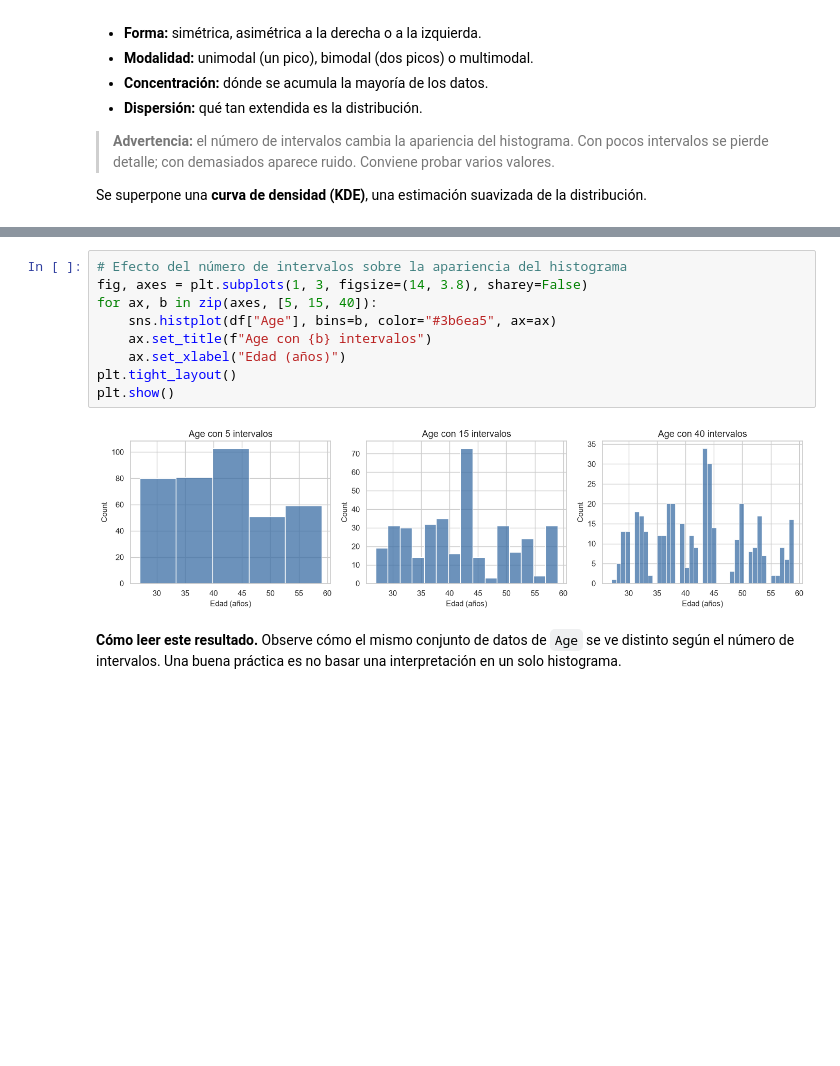
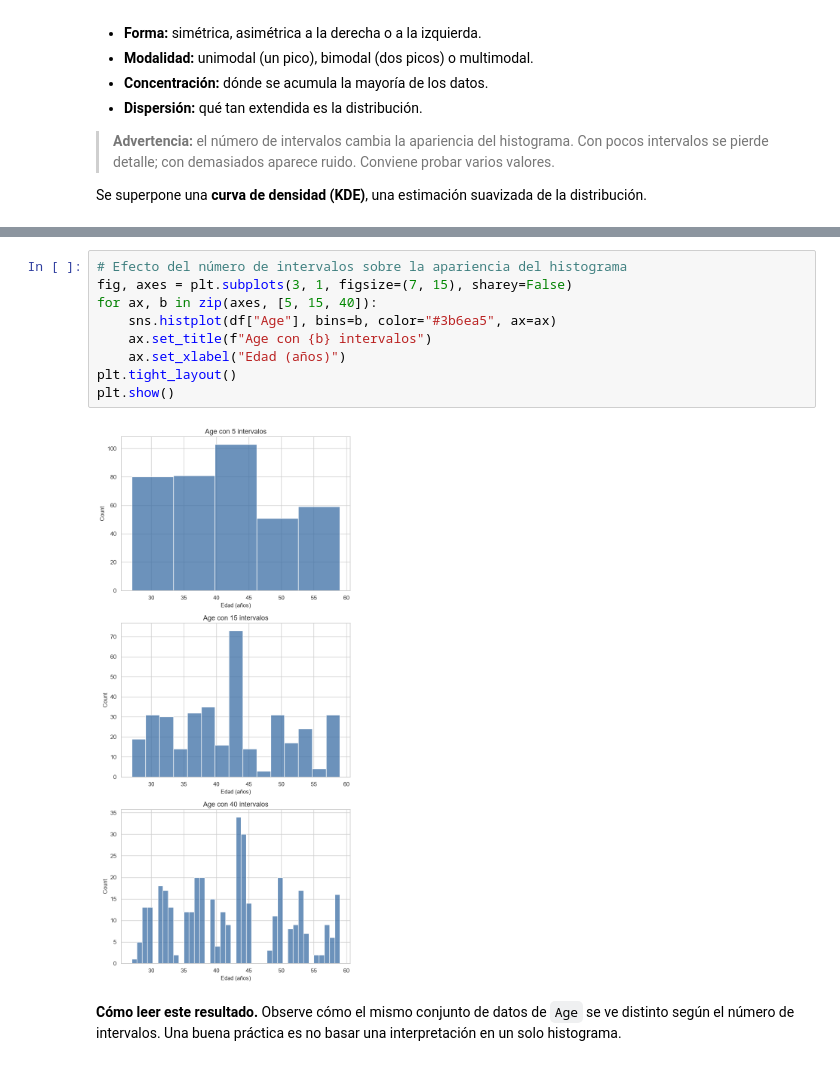
Before and after one commit to JoacoBRM/ciencia-de-datos, a Jupyter notebook: NOTEBOOKS/analisis_univariante_bivariante_sueno.ipynb, the cells around one changed output, grey strips where cells are left out. Saved outputs shown, nothing was run; the diff lists cells and outputs as text; blank space fills up the shorter version.

```diff
--- a/NOTEBOOKS/analisis_univariante_bivariante_sueno.ipynb
+++ b/NOTEBOOKS/analisis_univariante_bivariante_sueno.ipynb
@@ -504,13 +534,13 @@ plt.show()
 # %%
 # Efecto del número de intervalos sobre la apariencia del histograma
-fig, axes = plt.subplots(1, 3, figsize=(14, 3.8), sharey=False)
+fig, axes = plt.subplots(3, 1, figsize=(7, 15), sharey=False)
 for ax, b in zip(axes, [5, 15, 40]):
     sns.histplot(df["Age"], bins=b, color="#3b6ea5", ax=ax)
     ax.set_title(f"Age con {b} intervalos")
     ax.set_xlabel("Edad (años)")
 plt.tight_layout()
 plt.show()
 # %% [output]
-[figure, old version]
+[figure, new version]
 # %% [markdown]
 **Cómo leer este resultado.** Observe cómo el mismo conjunto de datos de `Age` se ve distinto según el número de intervalos. Una buena práctica es no basar una interpretación en un solo histograma.
```
Also changed, not shown: parts of 3 cells of this notebook, 3 other files.
